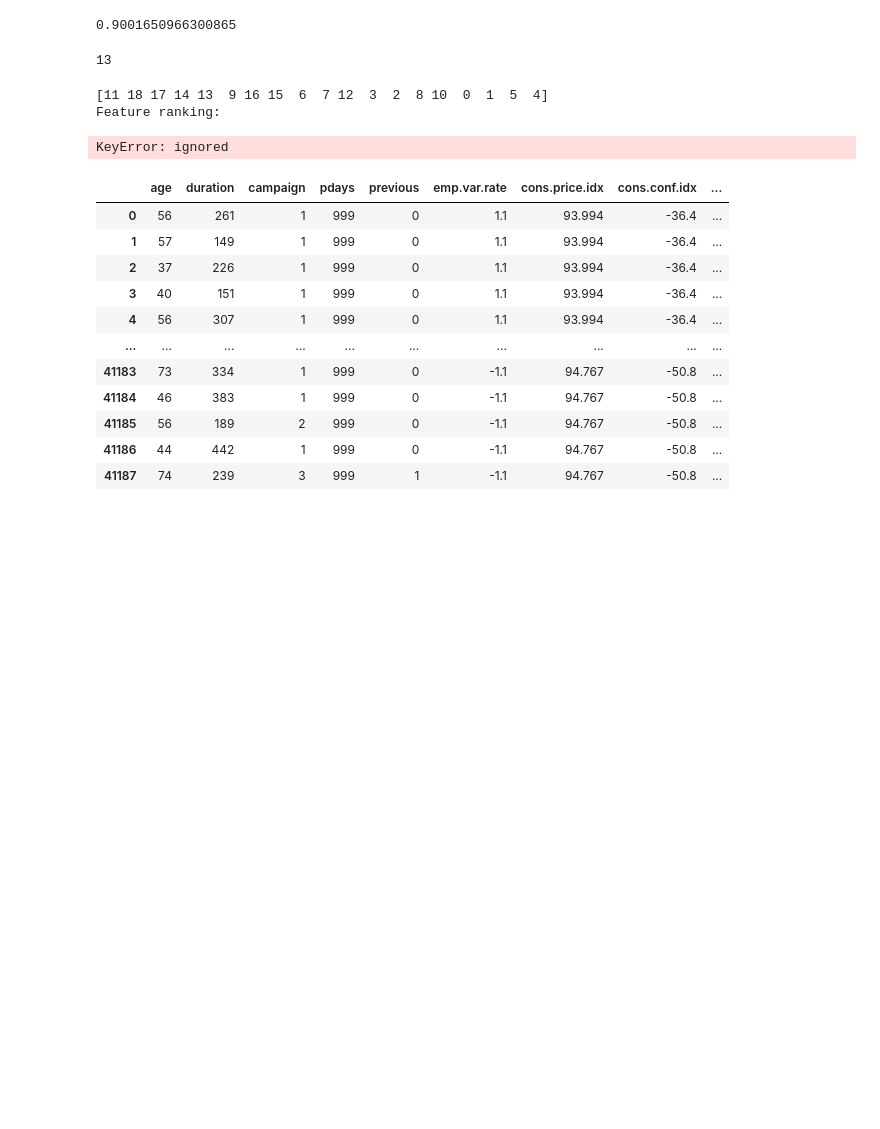
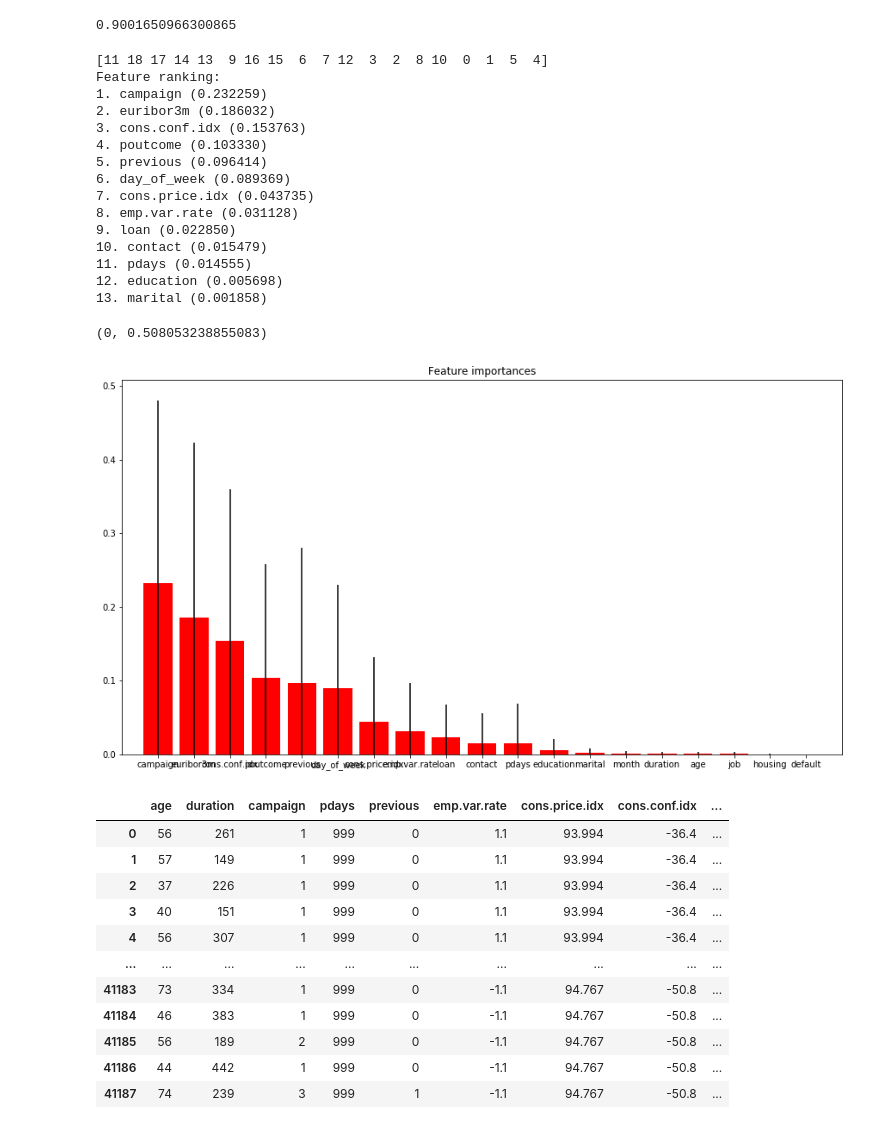
Before and after one commit to Sushila-Phogat/CE888, a Jupyter notebook: bank_classification.ipynb, the cells around one changed output. Saved outputs shown, nothing was run; the diff lists cells and outputs as text; code cells hidden in the pictures; blank space fills up the shorter version.

```diff
--- a/bank_classification.ipynb
+++ b/bank_classification.ipynb
@@ -75,8 +76,8 @@ df.head()
 | 3 | 40 | 0 | 1 | 1 | 0 | 0 | 0 | 1 | 6 | 1 | ... |
 | 4 | 56 | 7 | 1 | 3 | 0 | 0 | 2 | 1 | 6 | 1 | ... |
 # %%
-features=['loan',
-       'contact', 'day_of_week', 'campaign', 'pdays',
+features=['age', 'job', 'marital', 'education', 'default', 'housing', 'loan',
+       'contact', 'month', 'day_of_week', 'duration', 'campaign', 'pdays',
        'previous', 'poutcome', 'emp.var.rate', 'cons.price.idx',
        'cons.conf.idx', 'euribor3m', 'nr.employed', 'y']
 # %%
@@ -101,39 +103,51 @@ clf.fit(X,y)
 print(acc(y,clf.predict(X)))
 # %% [output]
 0.9001650966300865
-# %%
-df[features].shape[1]
-# %% [output]
-13
+# %%
+X1=df[features]
 # %%
 importances = clf.feature_importances_
 std = np.std([tree.feature_importances_ for tree in clf.estimators_],
              axis=0)
 indices = np.argsort(importances)[::-1]
 print(indices)
 # Print the feature ranking
 print("Feature ranking:")
 
-for f in range(X.shape[1]):
+for f in range(X1.shape[1]):
     print("%d. %s (%f)" % (f + 1, features[indices[f]],  importances[indices[f]]))
 
 # Plot the feature importances of the forest
 fig = plt.figure()
 plt.title("Feature importances")
 plt.bar(range(X.shape[1]), importances[indices],
        color="r", yerr=std[indices], align="center")
 plt.xticks(range(X.shape[1]), np.array(features)[indices])
 plt.xlim([-1, X.shape[1]])
 fig.set_size_inches(15,8)
 axes = plt.gca()
 axes.set_ylim([0,None])
 
 # plt.savefig("importances.png",bbox_inches='tight')
 # plt.savefig("importances.pdf",bbox_inches='tight')
 # %% [output]
 [11 18 17 14 13  9 16 15  6  7 12  3  2  8 10  0  1  5  4]
 Feature ranking:
+1. campaign (0.232259)
+2. euribor3m (0.186032)
+3. cons.conf.idx (0.153763)
+4. poutcome (0.103330)
+5. previous (0.096414)
+6. day_of_week (0.089369)
+7. cons.price.idx (0.043735)
+8. emp.var.rate (0.031128)
+9. loan (0.022850)
+10. contact (0.015479)
+11. pdays (0.014555)
+12. education (0.005698)
+13. marital (0.001858)
-KeyError: ignored
+(0, 0.508053238855083)
+[figure, added]
 # %%
 df_dummies = pd.get_dummies(df)
 df_dummies
```
Also changed, not shown: parts of 2 cells of this notebook.
